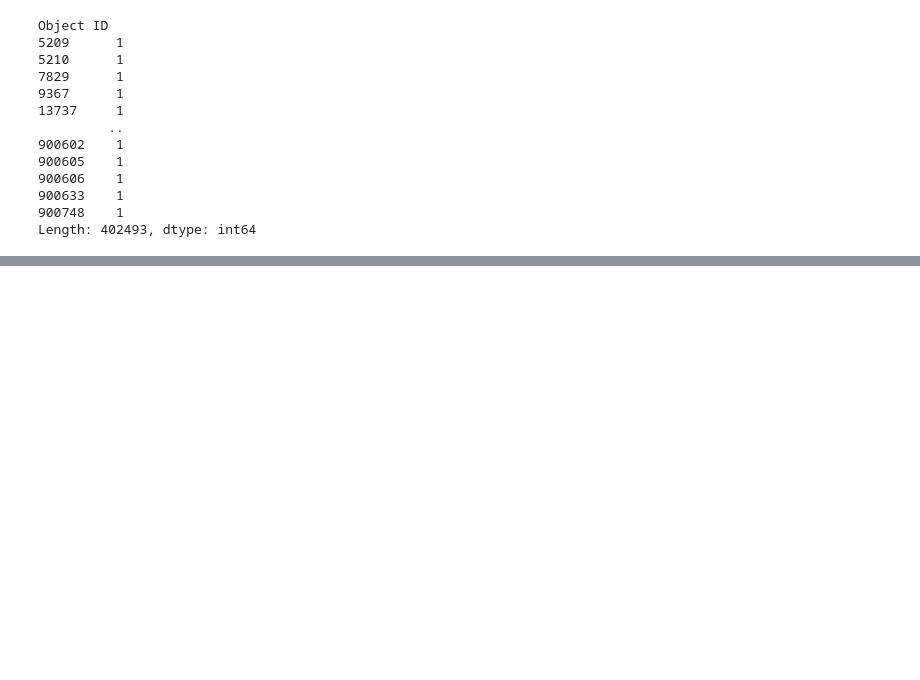
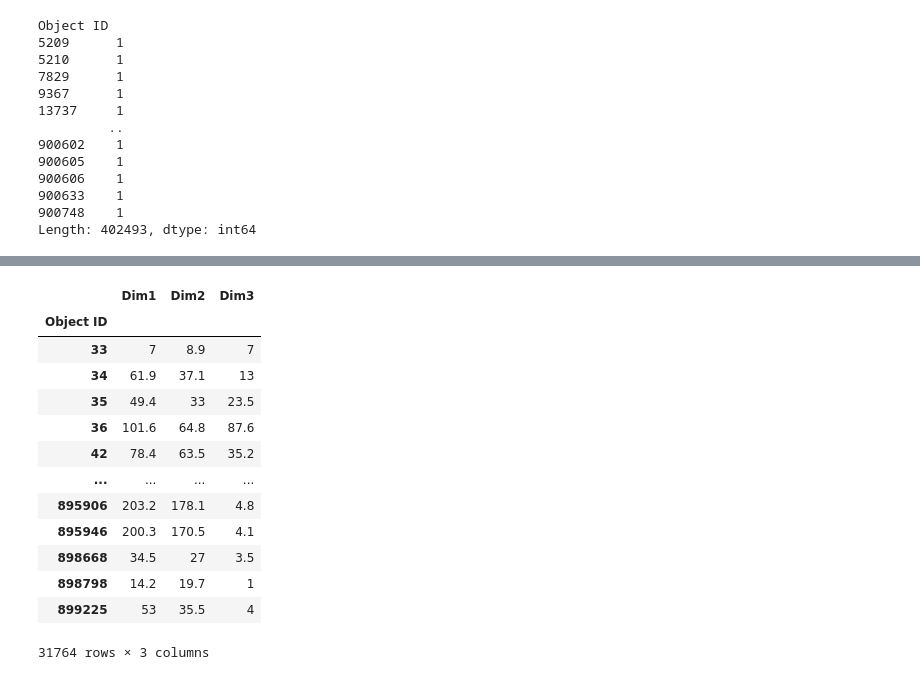
Before and after one commit to ZhigaMason/University, a Jupyter notebook: 01/01_homework.ipynb, the cells around one changed output, grey strips where cells are left out. Saved outputs shown, nothing was run; the diff lists cells and outputs as text; code cells hidden in the pictures; blank space fills up the shorter version.

```diff
--- a/01/01_homework.ipynb
+++ b/01/01_homework.ipynb
@@ -536,0 +998,17 @@ Index(['Object Number', 'Is Highlight', 'Is Timeline Work', 'Is Public Domain',
+# %%
+result[result['Dim3'].notna()]
+# %% [output]
+|  | Dim1 | Dim2 | Dim3 |
+| Object ID |  |  |  |
+| 33 | 7 | 8.9 | 7 |
+| 34 | 61.9 | 37.1 | 13 |
+| 35 | 49.4 | 33 | 23.5 |
+| 36 | 101.6 | 64.8 | 87.6 |
+| 42 | 78.4 | 63.5 | 35.2 |
+| ... | ... | ... | ... |
+| 895906 | 203.2 | 178.1 | 4.8 |
+| 895946 | 200.3 | 170.5 | 4.1 |
+| 898668 | 34.5 | 27 | 3.5 |
+| 898798 | 14.2 | 19.7 | 1 |
+| 899225 | 53 | 35.5 | 4 |
+31764 rows × 3 columns
```
Also changed, not shown: parts of 40 cells of this notebook.
